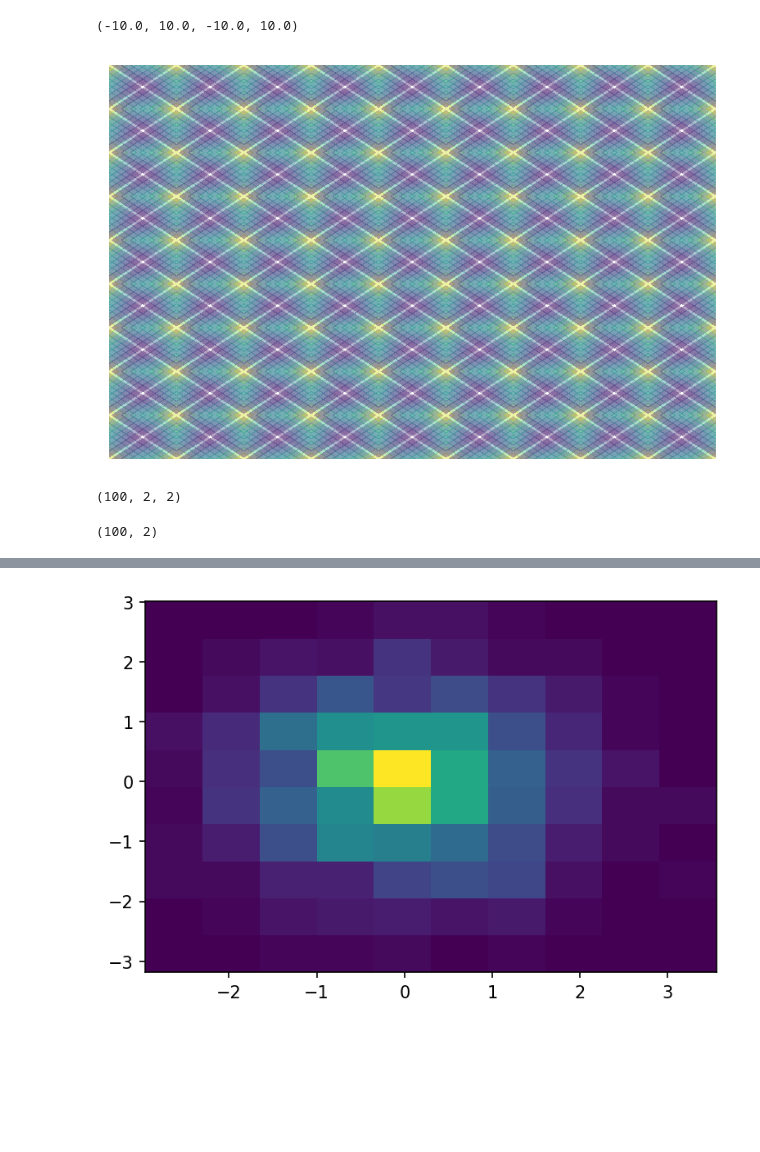
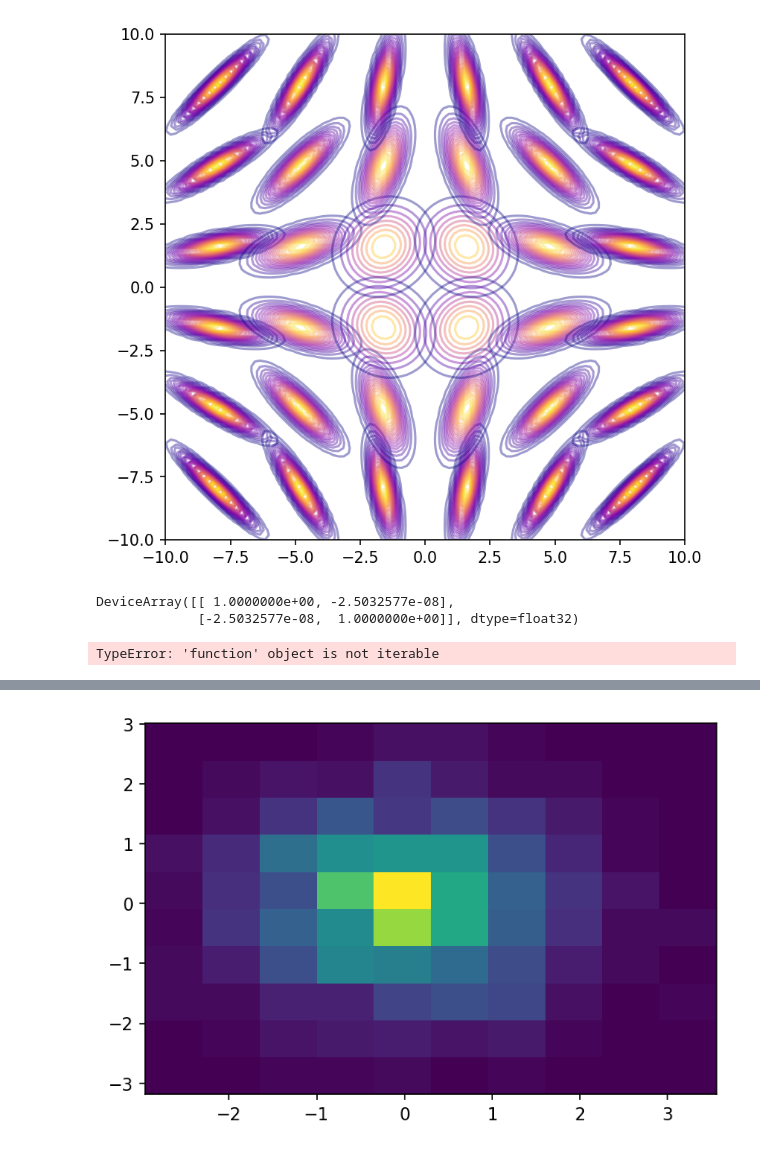
Before and after one commit to phinate/flow-interpolation, a Jupyter notebook: toy.ipynb, the cells around one changed output, grey strips where cells are left out. Cells and saved outputs as stored; diff of their text form; code cells hidden in the pictures; blank space fills up the shorter version.

```diff
--- a/toy.ipynb
+++ b/toy.ipynb
@@ -3,4 +3,14 @@ import jax.numpy as jnp
 import jax
 import matplotlib.pyplot as plt
 import jax.scipy as jsp
-plt.rc("figure", figsize=[6,4], dpi=150, facecolor='w')
+plt.rc("figure", figsize=[6,6], dpi=150, facecolor='w')
+import numpy as np
+
+rng = np.random.default_rng(4)
+# %%
+@jax.vmap
+def TT(s):
+    theta = jnp.arctan(s[1]/s[0])
+    r = ((s[0]**2 + s[1]**2)**.5)/2
+    T = jnp.array([[jnp.cos(theta), jnp.sin(theta)],[-jnp.sin(theta), jnp.cos(theta)]])@jnp.array([[1,0],[0,1/r]])
+    return T@T.T
@@ -7,31 +25,42 @@ plt.rc("figure", figsize=[6,4], dpi=150, facecolor='w')
 # %%
-size = nx, ny = (10, 10)
-x_grid = jnp.linspace(-10, 10, nx)
-y_grid = jnp.linspace(-10, 10, ny)
-xx, yy = jnp.meshgrid(x_grid, y_grid)
-xy_pairs = jnp.hstack((xx.reshape(-1,1), yy.reshape(-1,1)))
+
+def xy_pairs(nx, ny, span):
+    size = nx, ny
+    x_grid = jnp.linspace(-span, span, nx)
+    y_grid = jnp.linspace(-span, span, ny)
+    xx, yy = jnp.meshgrid(x_grid, y_grid)
+    return jnp.hstack((xx.reshape(-1,1), yy.reshape(-1,1))), size, xx, yy
+
+xy_pairs_eval, grid_size, xx, yy = xy_pairs(100,100, 10)
+means, g, xx2, yy2 = xy_pairs(6,6, 8)
+covs = TT(means)
 
 def gaussian_2d_pdf(eval_points, mean, cov):
     return jsp.stats.multivariate_normal.pdf(eval_points, mean=mean, cov=cov)
 
 vmapped_pdf = jax.vmap(gaussian_2d_pdf, in_axes=(None, 0, 0))
-pdfs = vmapped_pdf(xy_pairs, xy_pairs, jnp.ones(len(xy_pairs))).reshape(len(xy_pairs), *size)
+
+# covs = jnp.array([[[1, 0],[3,3]] for _ in means])
+pdfs = vmapped_pdf(xy_pairs_eval, means, covs).reshape(len(means), *grid_size)
 
 fig, ax = plt.subplots()
 for pdf in pdfs:
     step = 0.02
     m = jnp.amax(pdf)
     levels = jnp.arange(0.0, m, step) + step
-    ax.contourf(xx, yy, pdf, levels=levels, alpha=0.4)
-plt.axis("off")
+    ax.contour(xx, yy, pdf,  alpha=0.4, cmap="plasma",levels=levels,)
+# ax.scatter(xx2, yy2)
 # %% [output]
-(-10.0, 10.0, -10.0, 10.0)
-[figure, old version]
+[figure, new version]
+# %%
+s = [.5,.5]
+theta = jnp.arctan(s[1]/s[0])
+T = jnp.array([[jnp.cos(theta), -jnp.sin(theta)],[jnp.sin(theta), jnp.cos(theta)]])
+T@T.T
+# %% [output]
+DeviceArray([[ 1.0000000e+00, -2.5032577e-08],
+             [-2.5032577e-08,  1.0000000e+00]], dtype=float32)
 # %%
 np.array([np.eye(2,2) for _ in xy_pairs]).shape
 # %% [output]
-(100, 2, 2)
+TypeError: 'function' object is not iterable
-# %%
-xy_pairs.shape
-# %% [output]
-(100, 2)
```
Also changed, not shown: parts of 2 cells of this notebook.
